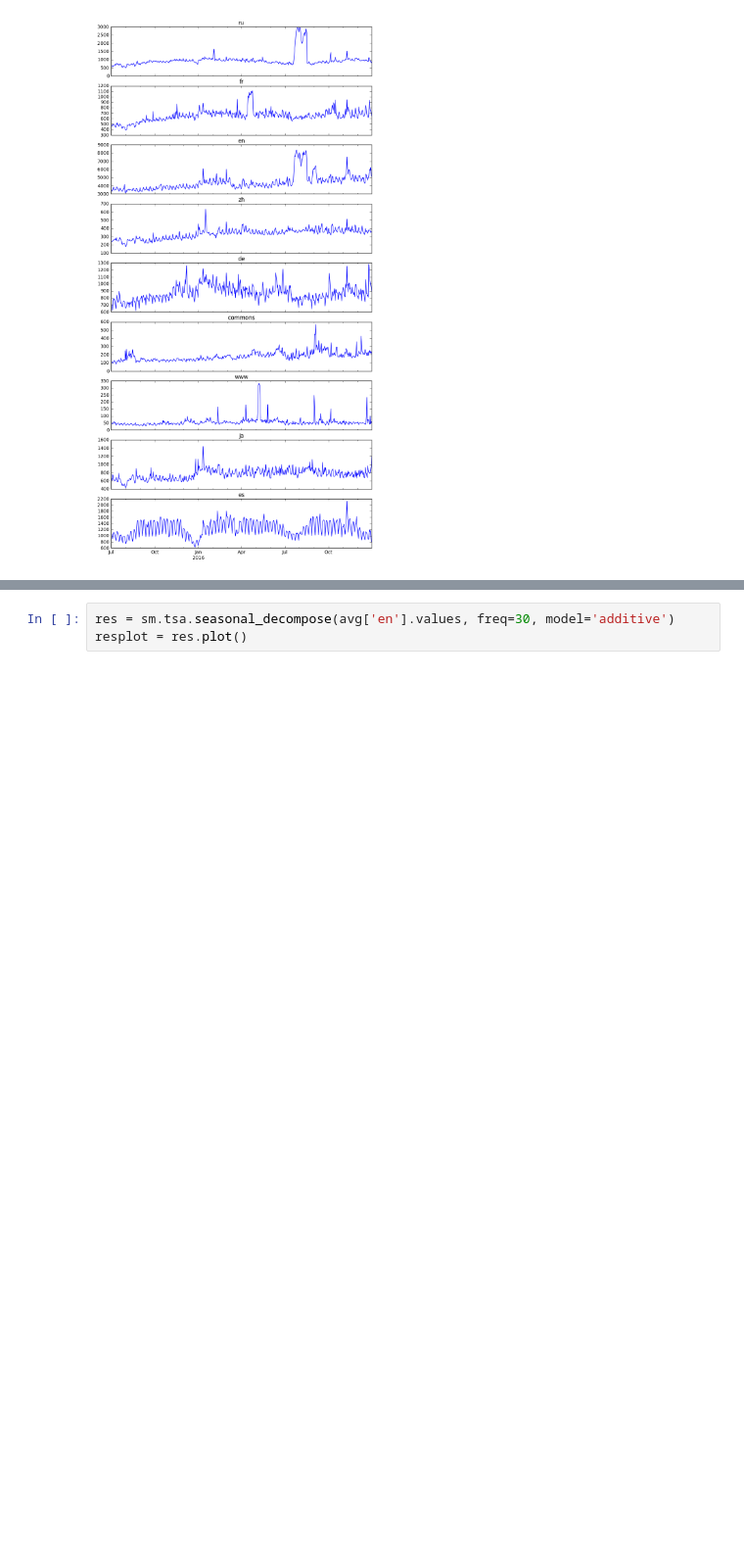
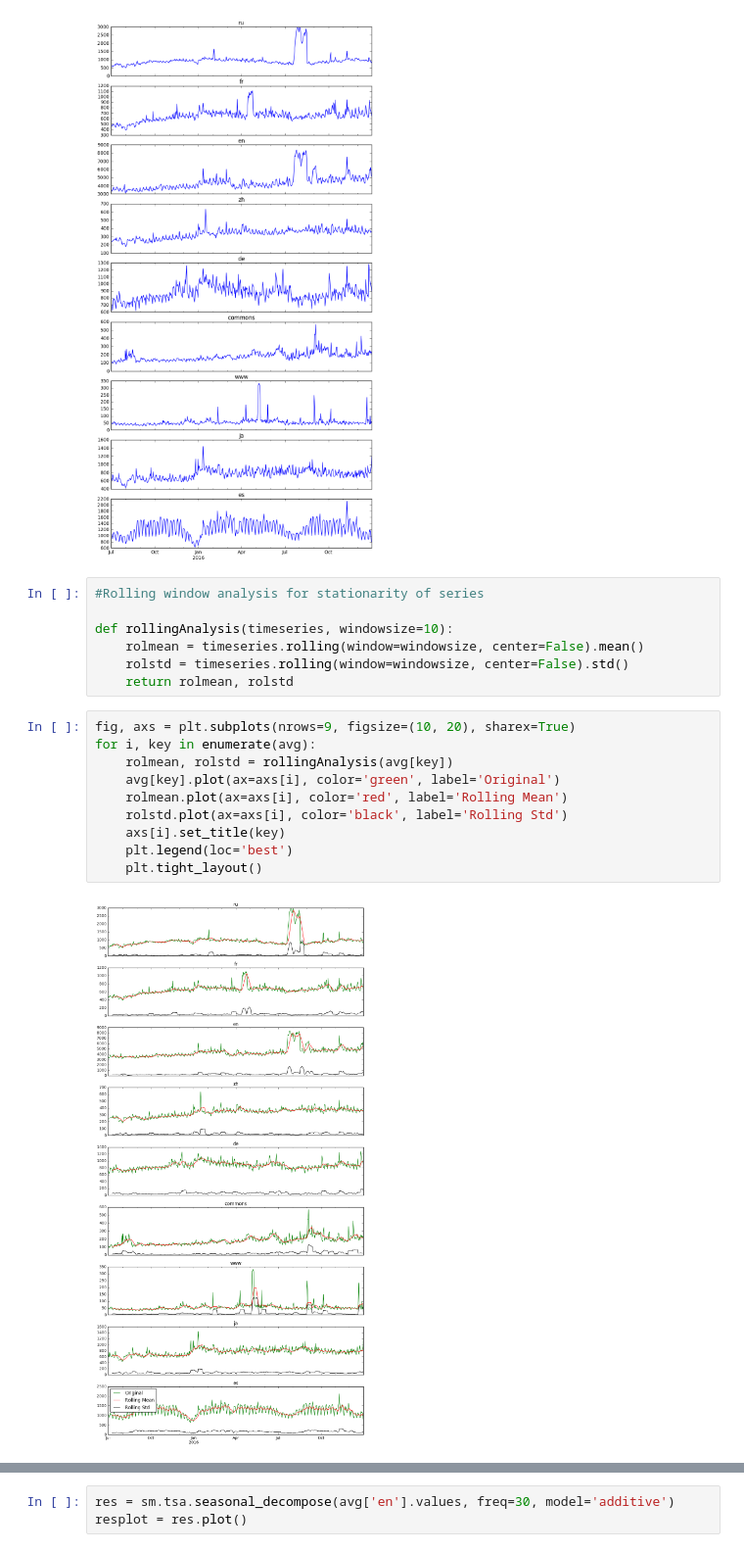
Before and after one commit to darekarsam/Web-Traffic-Forecasting, a Jupyter notebook: Web Traffic Time Series Forecasting.ipynb, the cells around one changed output, grey strips where cells are left out. Shown at 98% size. Drawn from its saved outputs; the diff is of its cells as text; blank space fills up the shorter version.

```diff
--- a/Web Traffic Time Series Forecasting.ipynb
+++ b/Web Traffic Time Series Forecasting.ipynb
@@ -140,3 +149,22 @@ for i, key in enumerate(avg):
     axs[i].set_title(key)
 # %% [output]
 [figure]
+# %%
+#Rolling window analysis for stationarity of series
+
+def rollingAnalysis(timeseries, windowsize=10):
+    rolmean = timeseries.rolling(window=windowsize, center=False).mean()
+    rolstd = timeseries.rolling(window=windowsize, center=False).std()
+    return rolmean, rolstd
+# %%
+fig, axs = plt.subplots(nrows=9, figsize=(10, 20), sharex=True)
+for i, key in enumerate(avg):
+    rolmean, rolstd = rollingAnalysis(avg[key])
+    avg[key].plot(ax=axs[i], color='green', label='Original')
+    rolmean.plot(ax=axs[i], color='red', label='Rolling Mean')
+    rolstd.plot(ax=axs[i], color='black', label='Rolling Std')
+    axs[i].set_title(key)
+    plt.legend(loc='best')
+    plt.tight_layout()
+# %% [output]
+[figure, added]
```
Also changed, not shown: parts of 30 cells of this notebook.
